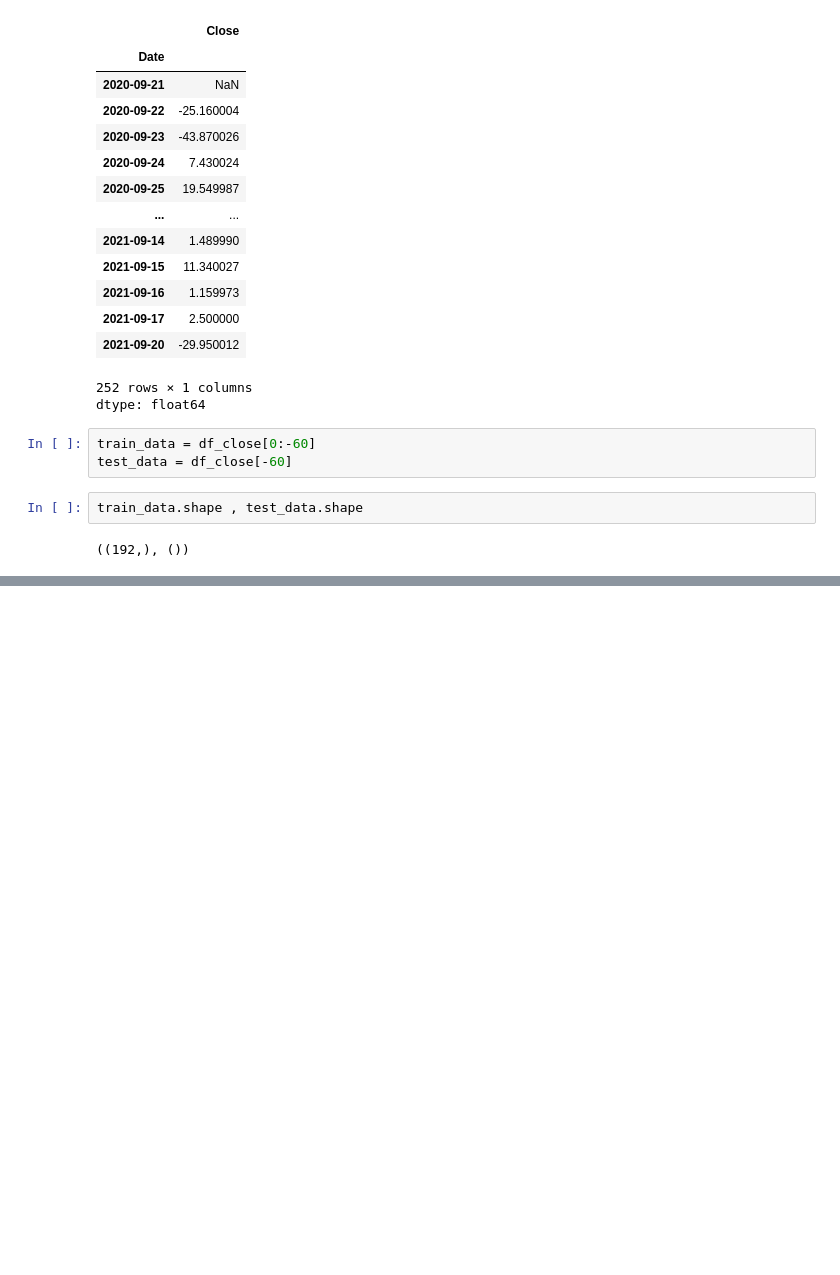
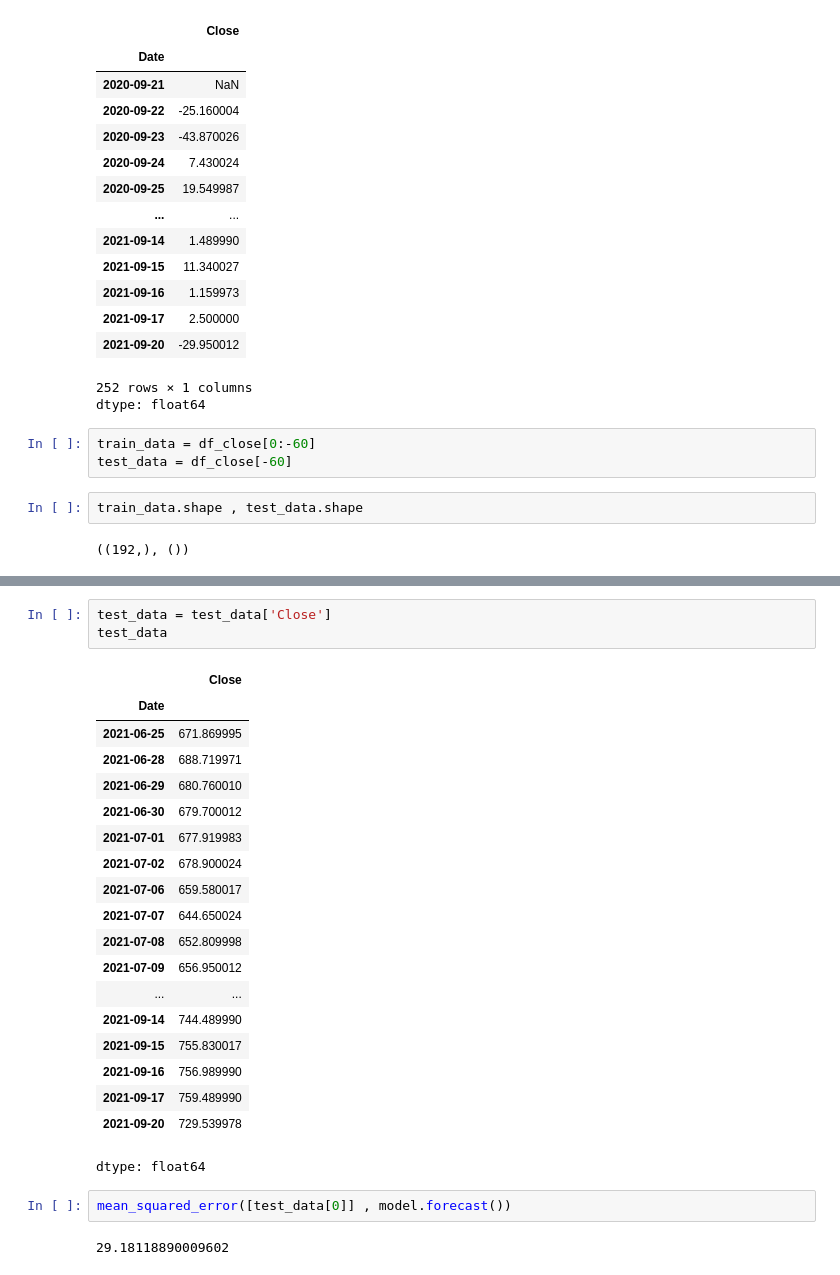
Before and after one commit to kalki81000/File-Handling, a Jupyter notebook: Untitled62.ipynb, the cells around one changed output, grey strips where cells are left out. Drawn from its saved outputs; the diff is of its cells as text; blank space fills up the shorter version.

```diff
--- a/Untitled62.ipynb
+++ b/Untitled62.ipynb
@@ -594,0 +599,27 @@ train_data.shape , test_data.shape
+# %%
+test_data = test_data['Close']
+test_data
+# %% [output]
+|  | Close |
+| Date |  |
+| 2021-06-25 | 671.869995 |
+| 2021-06-28 | 688.719971 |
+| 2021-06-29 | 680.760010 |
+| 2021-06-30 | 679.700012 |
+| 2021-07-01 | 677.919983 |
+| 2021-07-02 | 678.900024 |
+| 2021-07-06 | 659.580017 |
+| 2021-07-07 | 644.650024 |
+| 2021-07-08 | 652.809998 |
+| 2021-07-09 | 656.950012 |
+| ... | ... |
+| 2021-09-14 | 744.489990 |
+| 2021-09-15 | 755.830017 |
+| 2021-09-16 | 756.989990 |
+| 2021-09-17 | 759.489990 |
+| 2021-09-20 | 729.539978 |
+dtype: float64
+# %%
+mean_squared_error([test_data[0]] , model.forecast())
+# %% [output]
+29.18118890009602
```
Also changed, not shown: parts of 24 cells of this notebook.
